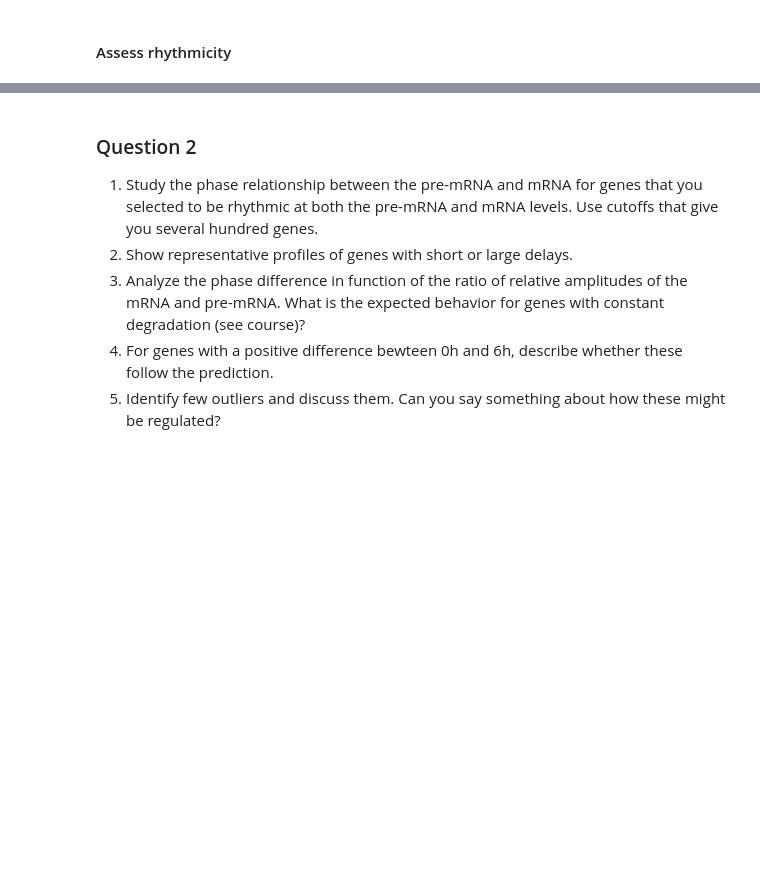
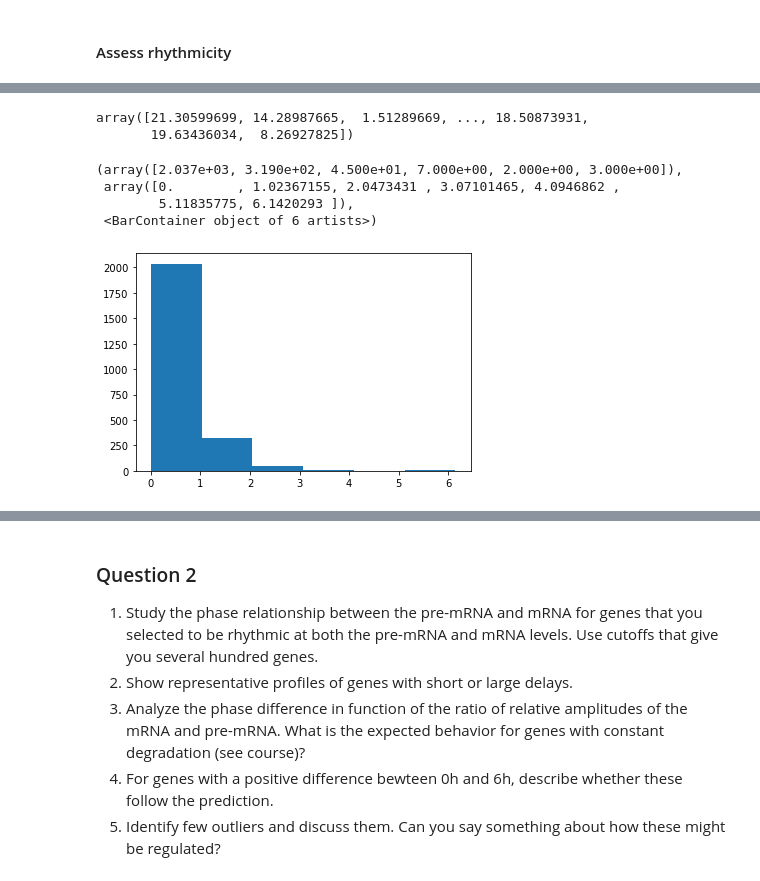
Before and after one commit to Romrchp/graded-exs, a Jupyter notebook: Exercise_Week11_12_B.ipynb, the cells around one changed output, grey strips where cells are left out. Saved outputs shown, nothing was run; the diff lists cells and outputs as text; code cells hidden in the pictures; blank space fills up the shorter version.

```diff
--- a/Exercise_Week11_12_B.ipynb
+++ b/Exercise_Week11_12_B.ipynb
@@ -181,0 +141,12 @@ run_PCA(dat_intron, x_1=3, x_2=4, col='replicate', shape='feature', scale_d=True
+# %%
+# get only the genes we're interested in
+genes = ['Arntl', 'Npas2', 'Clock', 'Cry1', 'Cry2', 'Per1', 'Per2', 'Per3', 'Nr1d1', 'Nr1d2', 'Rora', 'Rorc', 'Tef', 'Dbp']
+all_dat = dat
+dat = dat.loc[genes]
+i_introns = dat.columns.get_level_values('feature').isin(['Intron'])
+dat_intron = dat.iloc[:,i_introns]
+i_exons = dat.columns.get_level_values('feature').isin(['Exon'])
+dat_exons = dat.iloc[:,i_exons]
+
+i_all = dat.columns.get_level_values('feature').isin(['Intron', 'Exon'])
+dat_tot = dat.iloc[:,i_all]
@@ -218,9 +299,9 @@ phase_intron = []
 pv_intron = []
 mu_intron = []
 
-i_pos = dat.columns.get_level_values('feature').isin(['Intron'])
+i_pos = all_dat.columns.get_level_values('feature').isin(['Intron'])
 
-for i, row in dat.iterrows():
+for i, row in all_dat.iterrows():
     [a, p, pv, mu] = return_amp_phase_pv(np.array(row)[i_pos], Ts, T, N)
     amp_intron.append(a)
     phase_intron.append(p)
@@ -231,9 +312,9 @@ amp_exon = []
 phase_exon = []
 pv_exon = []
 mu_exon = []
-e_pos = dat.columns.get_level_values('feature').isin(['Exon'])
+e_pos = all_dat.columns.get_level_values('feature').isin(['Exon'])
 
-for i, row in dat.iterrows():
+for i, row in all_dat.iterrows():
     [a, p, pv, mu]=return_amp_phase_pv(np.array(row)[e_pos], Ts, T, N)
     amp_exon.append(a)
     phase_exon.append(p)
@@ -250,3 +331,25 @@ phase_exon=np.array(phase_exon)
 amp_exon=np.array(amp_exon)
 pv_exon=np.array(pv_exon)
 mu_exon=np.array(mu_exon)
+# %%
+phase_intron
+# %% [output]
+array([21.30599699, 14.28987665,  1.51289669, ..., 18.50873931,
+       19.63436034,  8.26927825])
+# %%
+#good_introns = np.asarray(genes)[pv_intron<0.05]
+#good_exons = np.asarray(genes)[pv_exon<0.05]
+
+good_introns_amp = amp_intron[pv_intron<0.05]
+good_exons_amp = amp_exon[pv_exon<0.05]
+
+good_introns_phase = phase_intron[pv_intron<0.05]
+good_exons_phase = phase_exon[pv_exon<0.05]
+
+plt.hist(good_introns_amp,bins=int(max(good_introns_amp)) )
+# %% [output]
+(array([2.037e+03, 3.190e+02, 4.500e+01, 7.000e+00, 2.000e+00, 3.000e+00]),
+ array([0.        , 1.02367155, 2.0473431 , 3.07101465, 4.0946862 ,
+        5.11835775, 6.1420293 ]),
+ <BarContainer object of 6 artists>)
+[figure, added]
```
Also changed, not shown: parts of 12 cells of this notebook, 1 other file.
